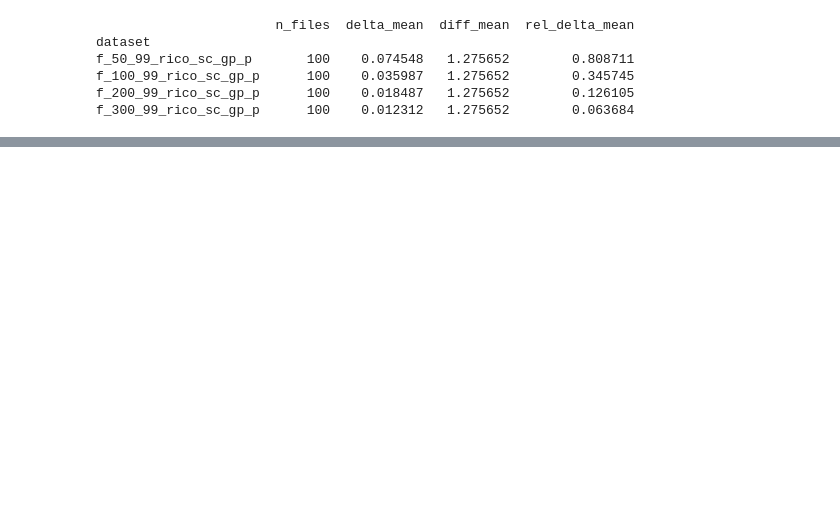
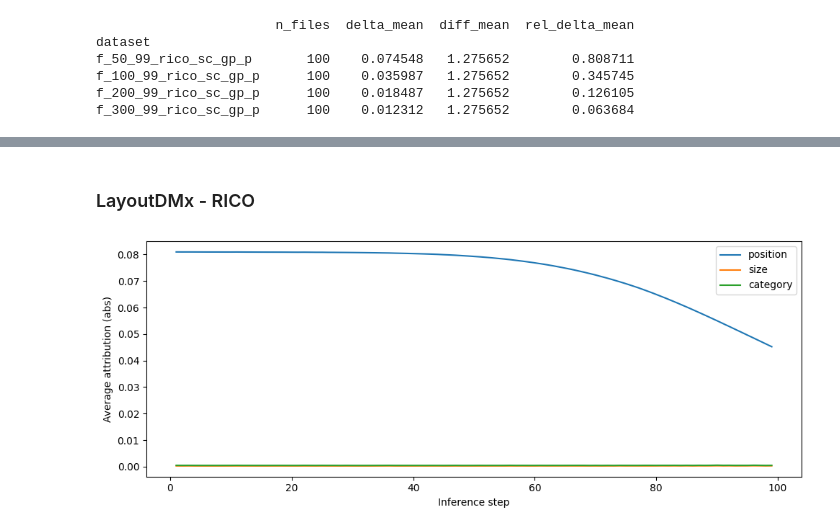
Before and after one commit to vaarga/layoutflow-xai, a Jupyter notebook: statistical_analysis.ipynb, the cells around one changed output, grey strips where cells are left out. Saved outputs shown, nothing was run; the diff lists cells and outputs as text; code cells hidden in the pictures; blank space fills up the shorter version.

```diff
--- a/statistical_analysis.ipynb
+++ b/statistical_analysis.ipynb
@@ -188,23 +246,22 @@ f_300_99_rico_sc_gp_p      100    0.012312   1.275652        0.063684
 def plot_avg_attr_dominance(
     runs: Sequence[Dict[str, Any]],
     *,
-    title: str = "",
-    omit_last: bool = True,          # drops the last timestamp (so 100 -> 99)
+    omit_last: bool = True,          # drops the last inference step (so 100 -> 99)
     use_abs: bool = True,            # makes dominance comparisons easier if IG can be negative
     element_reduction: str = "mean", # "mean" or "sum" over elements
     file_reduction: str = "mean",    # "mean" or "median" over files
-    remove_target_element: bool = False,  # NEW: drop element at target_id per file across all timestamps
-) -> pd.DataFrame:
+    remove_target_element: bool = False,  # NEW: drop element at target_id per file across all inference steps
+):
     """
     runs: list of dicts, each dict has key "influences" with shape [T, L, 3]
           where last dim is [position, size, category].
 
     If remove_target_element=True, for each file we remove the element at index `target_id`
-    (read from the dict, e.g. d["target_id"]) across all timestamps for that file before
+    (read from the dict, e.g. d["target_id"]) across all inference steps for that file before
     aggregating.
 
-    Produces a plot with X-axis timestamps (1..99 if omit_last=True and T=100)
-    and returns a DataFrame indexed by timestamp with columns:
+    Produces a plot with X-axis inference steps (1..99 if omit_last=True and T=100)
+    and returns a DataFrame indexed by inference step with columns:
       ["position", "size", "category"].
     """
     arrays = []
@@ -232,7 +289,7 @@ def plot_avg_attr_dominance(
             if not (0 <= tid < L_i):
                 raise ValueError(f"runs[{i}] target_id={tid} out of bounds for L={L_i}")
 
-            # Remove that element index for ALL timestamps for this file
+            # Remove that element index for ALL inference steps for this file
             keep_idx = np.ones(L_i, dtype=bool)
             keep_idx[tid] = False
             inf = inf[:, keep_idx, :]  # [T, L-1, 3]
@@ -267,7 +324,7 @@ def plot_avg_attr_dominance(
     else:
         raise ValueError("file_reduction must be 'mean' or 'median'")
 
-    # Build DataFrame with timestamps 1..T'
+    # Build DataFrame with inference steps 1..T'
     T_prime = avg.shape[0]
     ts = np.arange(1, T_prime + 1)
     df = pd.DataFrame(avg, index=ts, columns=["position", "size", "category"])
@@ -277,12 +334,8 @@ def plot_avg_attr_dominance(
     plt.plot(df.index, df["position"], label="position")
     plt.plot(df.index, df["size"], label="size")
     plt.plot(df.index, df["category"], label="category")
-    plt.xlabel("Timestamp")
-    plt.ylabel("Average influence" + (" (abs)" if use_abs else ""))
-
-    if title:
-        plt.title(title)
-
+    plt.xlabel("Inference step")
+    plt.ylabel("Average attribution" + (" (abs)" if use_abs else ""))
     plt.legend()
     plt.tight_layout()
     plt.show()
@@ -320,0 +410,6 @@ plot_avg_attr_dominance(f_100_99_pub_sc_gp_s, title="f_100_99_pub_sc_gp_s", remo
+# %% [markdown]
+### LayoutDMx - RICO
+# %%
+plot_avg_attr_dominance(d_100_99_rico_sc_gp_p)
+# %% [output]
+[figure, added]
```
Also changed, not shown: parts of 18 cells of this notebook.
